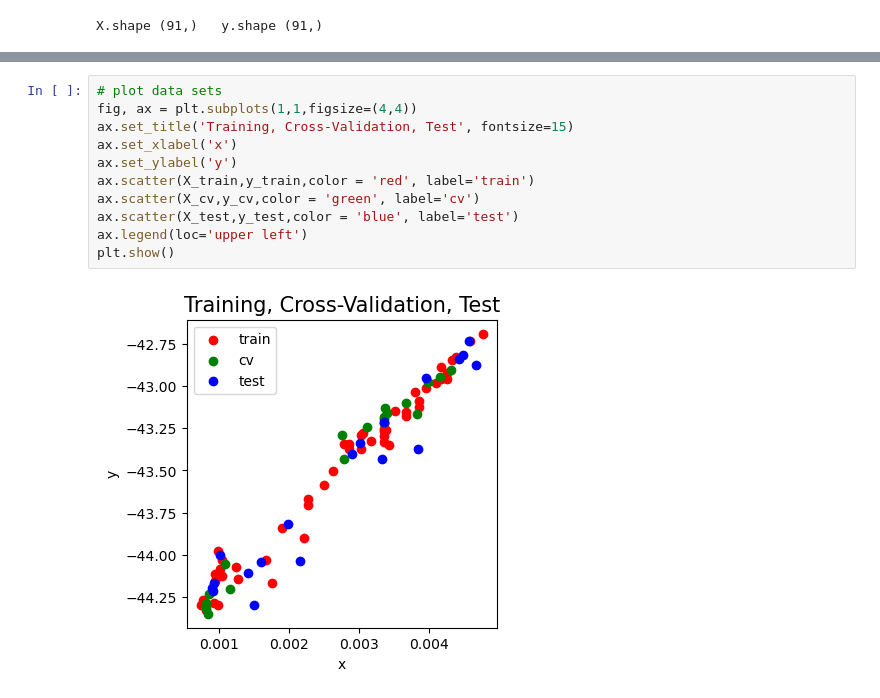
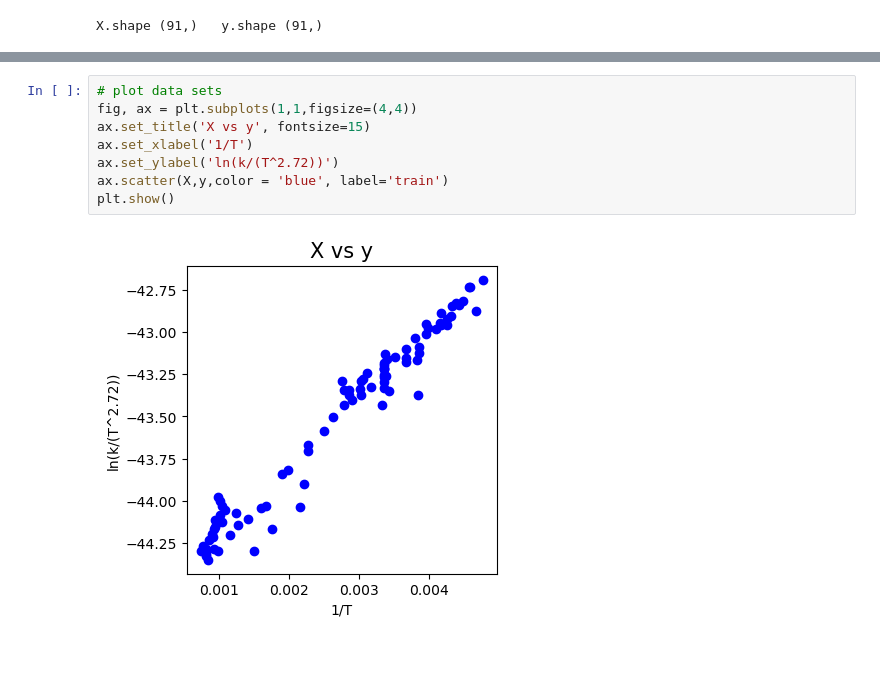
Before and after one commit to mjmortega/OH-methanol_LinearReg, a Jupyter notebook: OH-methanol_LinearReg/OH-methanol_LinearReg.ipynb, the cells around one changed output, grey strips where cells are left out. Drawn from its saved outputs; the diff is of its cells as text; blank space fills up the shorter version.

```diff
--- a/OH-methanol_LinearReg/OH-methanol_LinearReg.ipynb
+++ b/OH-methanol_LinearReg/OH-methanol_LinearReg.ipynb
@@ -51,16 +38,13 @@ X_test (19,)   y_test (19,)
 # %%
 # plot data sets
 fig, ax = plt.subplots(1,1,figsize=(4,4))
-ax.set_title('Training, Cross-Validation, Test', fontsize=15)
-ax.set_xlabel('x')
-ax.set_ylabel('y')
-ax.scatter(X_train,y_train,color = 'red', label='train')
-ax.scatter(X_cv,y_cv,color = 'green', label='cv')
-ax.scatter(X_test,y_test,color = 'blue', label='test')
-ax.legend(loc='upper left')
+ax.set_title('X vs y', fontsize=15)
+ax.set_xlabel('1/T')
+ax.set_ylabel('ln(k/(T^2.72))')
+ax.scatter(X,y,color = 'blue', label='train')
 plt.show()
 # %% [output]
-[figure, old version]
+[figure, new version]
 # %%
 # Linear Regression model
 model = LinearRegression()
```
Also changed, not shown: parts of 4 cells of this notebook.
